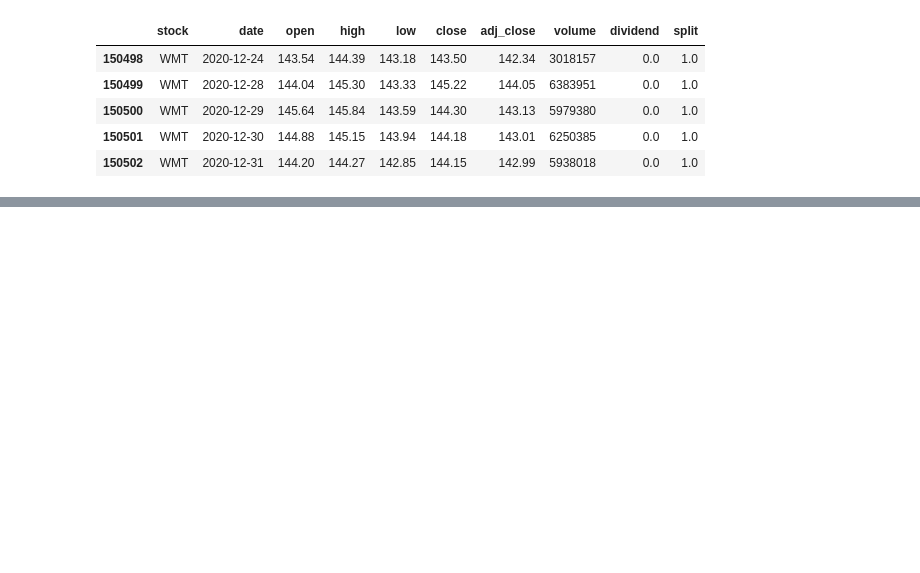
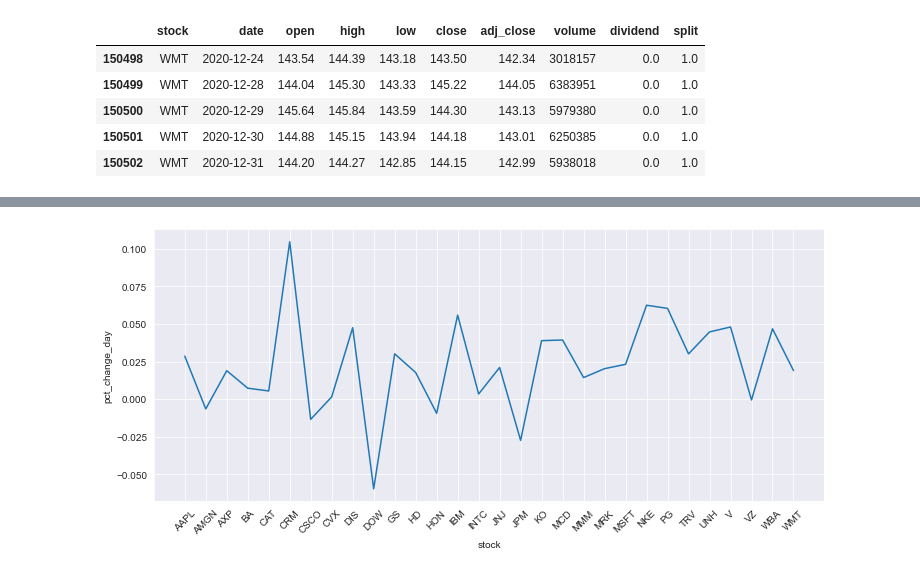
Before and after one commit to thg-muc/ml-labs, a Jupyter notebook: dow/dow_features_basic.ipynb, the cells around one changed output, grey strips where cells are left out. Cells and saved outputs as stored; diff of their text form; code cells hidden in the pictures; blank space fills up the shorter version.

```diff
--- a/dow/dow_features_basic.ipynb
+++ b/dow/dow_features_basic.ipynb
@@ -59,0 +65,12 @@ df.label.value_counts()
+# %%
+# Use a group-by operation to calculate the pct_change mean
+stock_performance = df.groupby('stock').pct_change_day.mean()
+
+# Chose seaborn style
+sns.set_style("darkgrid")
+# Use matplotlib and seaborn to plot a lineplot....
+plt.figure(figsize=(12,5))
+chart = sns.lineplot(x=stock_performance.index, y=stock_performance)
+_ = plt.xticks(rotation=45)
+# %% [output]
+[figure, added]
```
Also changed, not shown: parts of 17 cells of this notebook.
